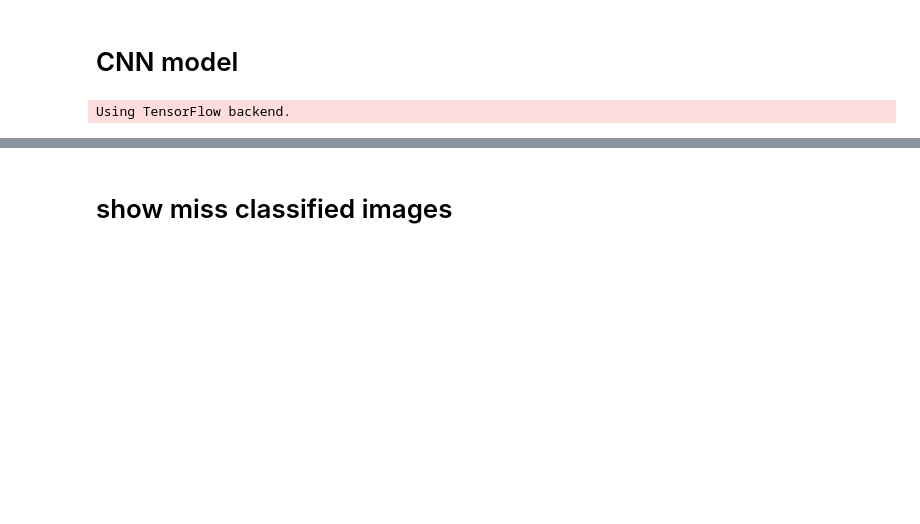
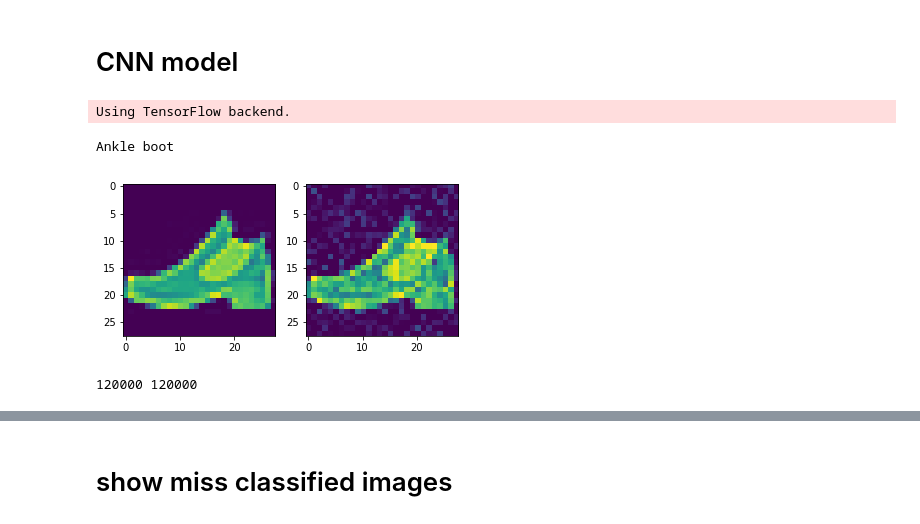
Before and after one commit to VinhLoiIT/ACV_Exercise1, a Jupyter notebook: exercise-fashionmnist.ipynb, the cells around one changed output, grey strips where cells are left out. Saved outputs shown, nothing was run; the diff lists cells and outputs as text; code cells hidden in the pictures; blank space fills up the shorter version.

```diff
--- a/exercise-fashionmnist.ipynb
+++ b/exercise-fashionmnist.ipynb
@@ -66,3 +72,20 @@ x_test = x_test.reshape(x_test.shape[0], *image_shape)
+# %%
+# show an example
+index = 1
+plt.subplot(121)
+plt.imshow(np.squeeze(x_train[index]))
+plt.subplot(122)
+plt.imshow(np.squeeze(aug_train_x[index]))
+print(labels[aug_train_y[index]])
+# %% [output]
+Ankle boot
+[figure, added]
+# %%
+x_train = np.concatenate((x_train, aug_train_x), axis=0)
+y_train = np.concatenate((y_train, aug_train_y), axis=0)
+print(len(x_train), len(y_train))
+# %% [output]
+120000 120000
 # %%
 def create_model():
     inputs = Input(shape=(28,28,1))
```
Also changed, not shown: parts of 10 cells of this notebook.
